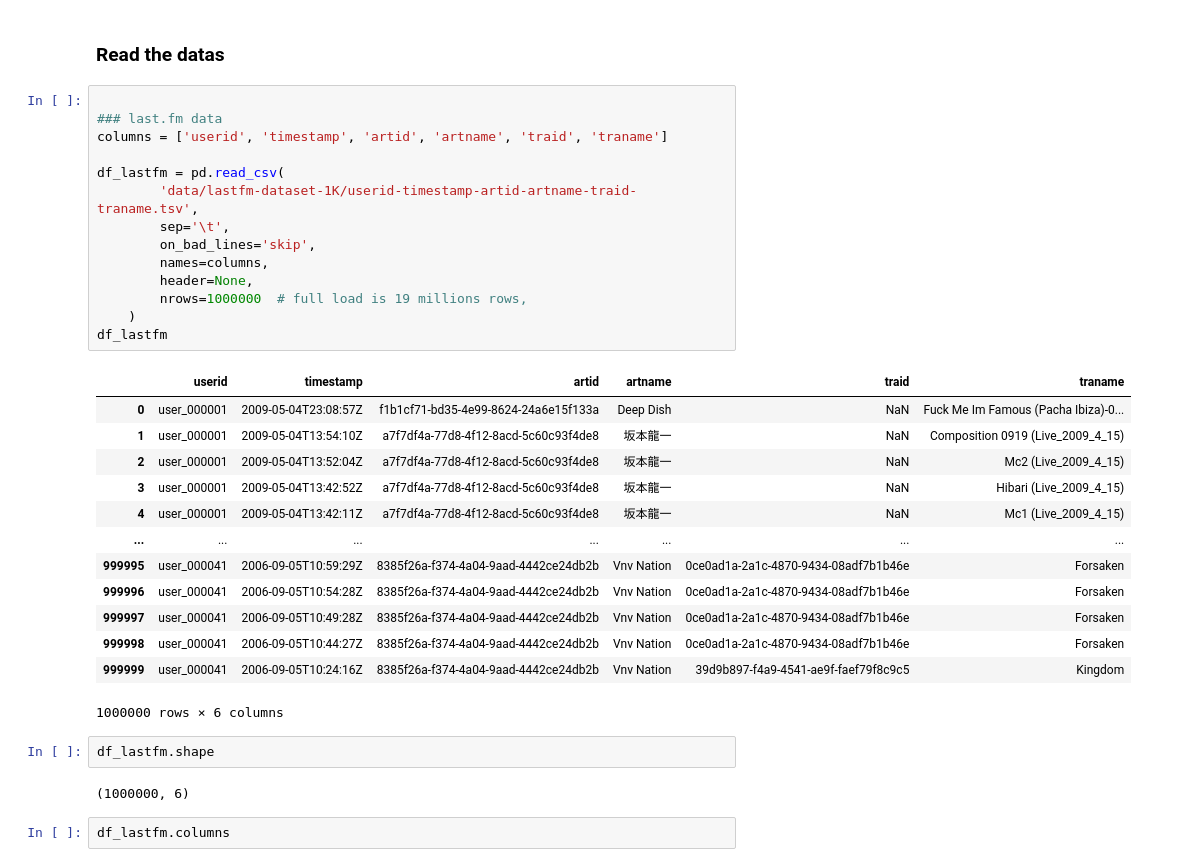
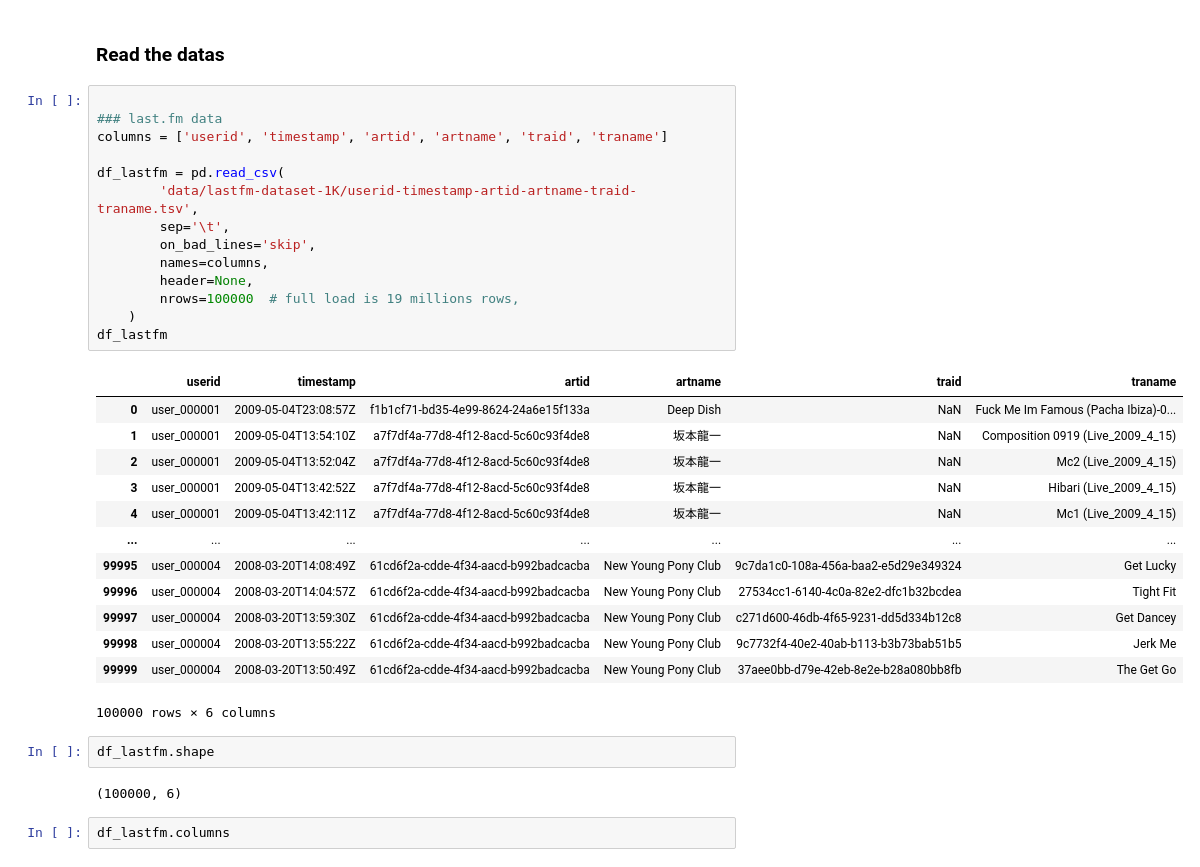
Before and after one commit to Montmont20z/music-recommender, a Jupyter notebook: notebook.ipynb, the cells around one changed output. Cells and saved outputs as stored; diff of their text form.

```diff
--- a/notebook.ipynb
+++ b/notebook.ipynb
@@ -24,35 +24,35 @@ warnings.filterwarnings('ignore')
 # %%
 
 ### last.fm data
 columns = ['userid', 'timestamp', 'artid', 'artname', 'traid', 'traname']
 
 df_lastfm = pd.read_csv(
         'data/lastfm-dataset-1K/userid-timestamp-artid-artname-traid-traname.tsv',
         sep='\t',
         on_bad_lines='skip',
         names=columns,
         header=None,
-        nrows=1000000  # full load is 19 millions rows,
+        nrows=100000  # full load is 19 millions rows,
     )
 df_lastfm
 # %% [output]
 |  | userid | timestamp | artid | artname | traid | traname |
 | 0 | user_000001 | 2009-05-04T23:08:57Z | f1b1cf71-bd35-4e99-8624-24a6e15f133a | Deep Dish | NaN | Fuck Me Im Famous (Pacha Ibiza)-0... |
 | 1 | user_000001 | 2009-05-04T13:54:10Z | a7f7df4a-77d8-4f12-8acd-5c60c93f4de8 | 坂本龍一 | NaN | Composition 0919 (Live_2009_4_15) |
 | 2 | user_000001 | 2009-05-04T13:52:04Z | a7f7df4a-77d8-4f12-8acd-5c60c93f4de8 | 坂本龍一 | NaN | Mc2 (Live_2009_4_15) |
 | 3 | user_000001 | 2009-05-04T13:42:52Z | a7f7df4a-77d8-4f12-8acd-5c60c93f4de8 | 坂本龍一 | NaN | Hibari (Live_2009_4_15) |
 | 4 | user_000001 | 2009-05-04T13:42:11Z | a7f7df4a-77d8-4f12-8acd-5c60c93f4de8 | 坂本龍一 | NaN | Mc1 (Live_2009_4_15) |
 | ... | ... | ... | ... | ... | ... | ... |
-| 999995 | user_000041 | 2006-09-05T10:59:29Z | 8385f26a-f374-4a04-9aad-4442ce24db2b | Vnv Nation | 0ce0ad1a-2a1c-4870-9434-08adf7b1b46e | Forsaken |
-| 999996 | user_000041 | 2006-09-05T10:54:28Z | 8385f26a-f374-4a04-9aad-4442ce24db2b | Vnv Nation | 0ce0ad1a-2a1c-4870-9434-08adf7b1b46e | Forsaken |
-| 999997 | user_000041 | 2006-09-05T10:49:28Z | 8385f26a-f374-4a04-9aad-4442ce24db2b | Vnv Nation | 0ce0ad1a-2a1c-4870-9434-08adf7b1b46e | Forsaken |
-| 999998 | user_000041 | 2006-09-05T10:44:27Z | 8385f26a-f374-4a04-9aad-4442ce24db2b | Vnv Nation | 0ce0ad1a-2a1c-4870-9434-08adf7b1b46e | Forsaken |
-| 999999 | user_000041 | 2006-09-05T10:24:16Z | 8385f26a-f374-4a04-9aad-4442ce24db2b | Vnv Nation | 39d9b897-f4a9-4541-ae9f-faef79f8c9c5 | Kingdom |
+| 99995 | user_000004 | 2008-03-20T14:08:49Z | 61cd6f2a-cdde-4f34-aacd-b992badcacba | New Young Pony Club | 9c7da1c0-108a-456a-baa2-e5d29e349324 | Get Lucky |
+| 99996 | user_000004 | 2008-03-20T14:04:57Z | 61cd6f2a-cdde-4f34-aacd-b992badcacba | New Young Pony Club | 27534cc1-6140-4c0a-82e2-dfc1b32bcdea | Tight Fit |
+| 99997 | user_000004 | 2008-03-20T13:59:30Z | 61cd6f2a-cdde-4f34-aacd-b992badcacba | New Young Pony Club | c271d600-46db-4f65-9231-dd5d334b12c8 | Get Dancey |
+| 99998 | user_000004 | 2008-03-20T13:55:22Z | 61cd6f2a-cdde-4f34-aacd-b992badcacba | New Young Pony Club | 9c7732f4-40e2-40ab-b113-b3b73bab51b5 | Jerk Me |
+| 99999 | user_000004 | 2008-03-20T13:50:49Z | 61cd6f2a-cdde-4f34-aacd-b992badcacba | New Young Pony Club | 37aee0bb-d79e-42eb-8e2e-b28a080bb8fb | The Get Go |
-1000000 rows × 6 columns
+100000 rows × 6 columns
 # %%
 df_lastfm.shape
 # %% [output]
-(1000000, 6)
+(100000, 6)
 # %%
 df_lastfm.columns
 # %% [output]
```
Also changed, not shown: parts of 13 cells of this notebook.
